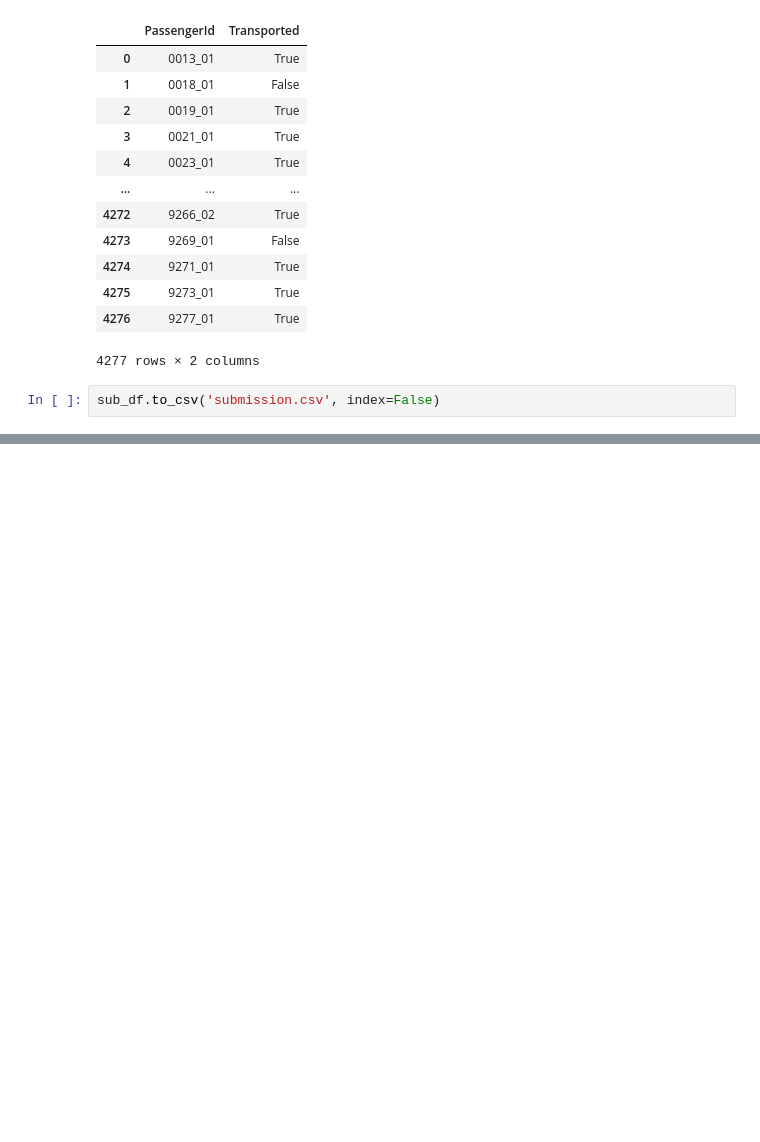
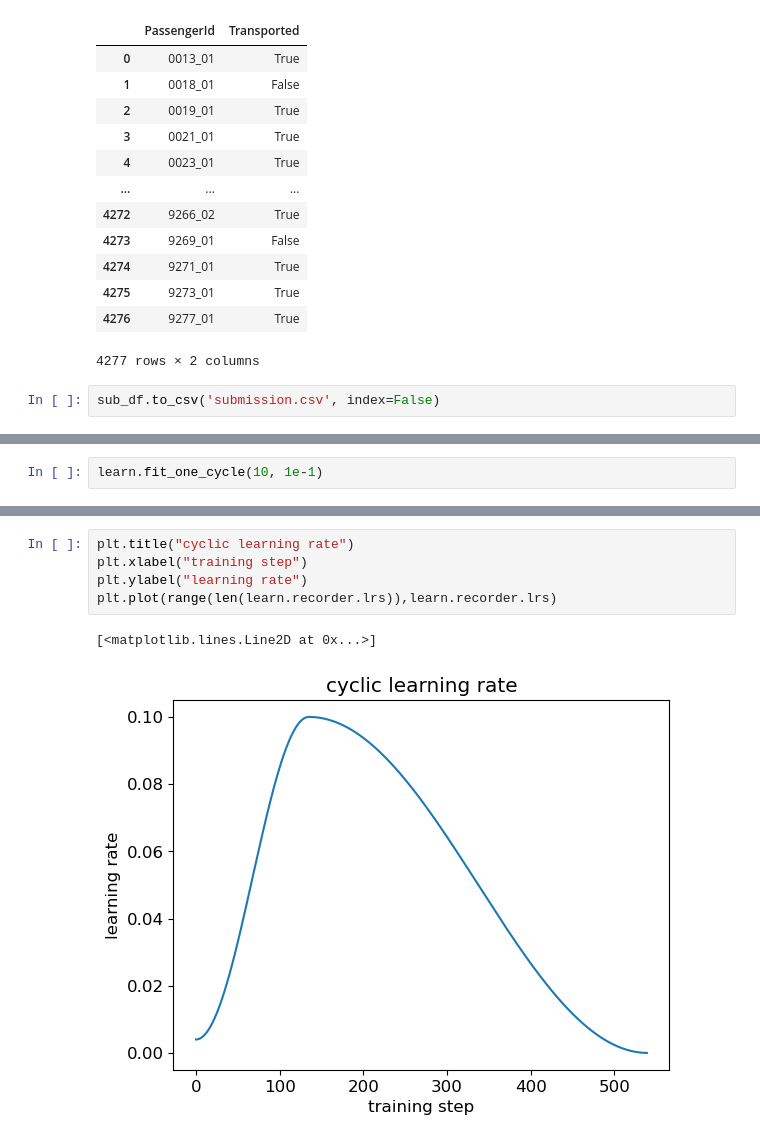
Before and after one commit to peterbull/spaceship-titanic, a Jupyter notebook: spaceship-titanic-fastai.ipynb, the cells around one changed output, grey strips where cells are left out. Drawn from its saved outputs; the diff is of its cells as text; blank space fills up the shorter version.

```diff
--- a/spaceship-titanic-fastai.ipynb
+++ b/spaceship-titanic-fastai.ipynb
@@ -946,0 +957,2 @@ sub_df.to_csv('submission.csv', index=False)
+# %%
+learn.fit_one_cycle(10, 1e-1)
@@ -946,0 +971,8 @@ sub_df.to_csv('submission.csv', index=False)
+# %%
+plt.title("cyclic learning rate")
+plt.xlabel("training step")
+plt.ylabel("learning rate")
+plt.plot(range(len(learn.recorder.lrs)),learn.recorder.lrs)
+# %% [output]
+[<matplotlib.lines.Line2D at 0x...>]
+[figure, added]
```
Also changed, not shown: parts of 7 cells of this notebook.
